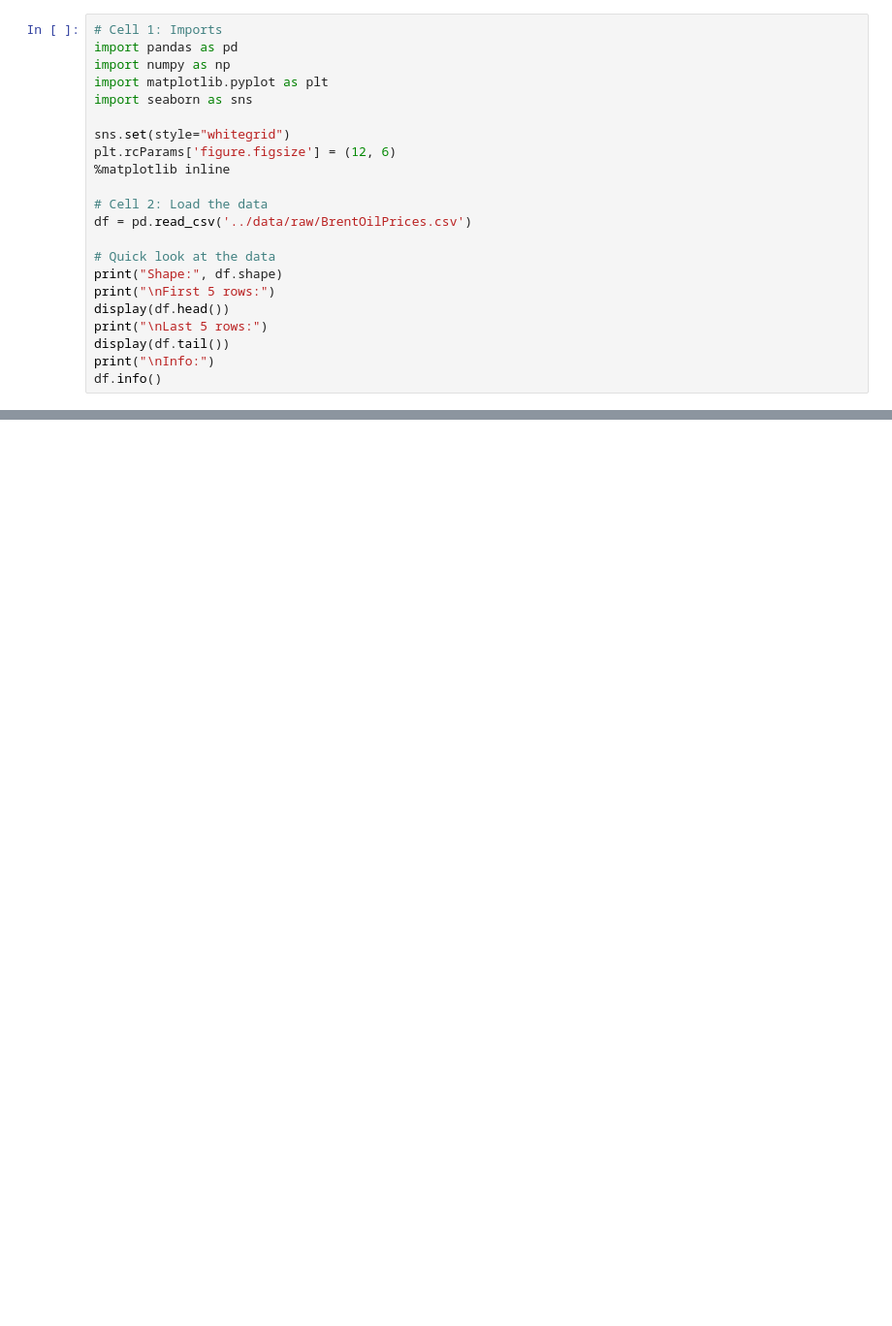
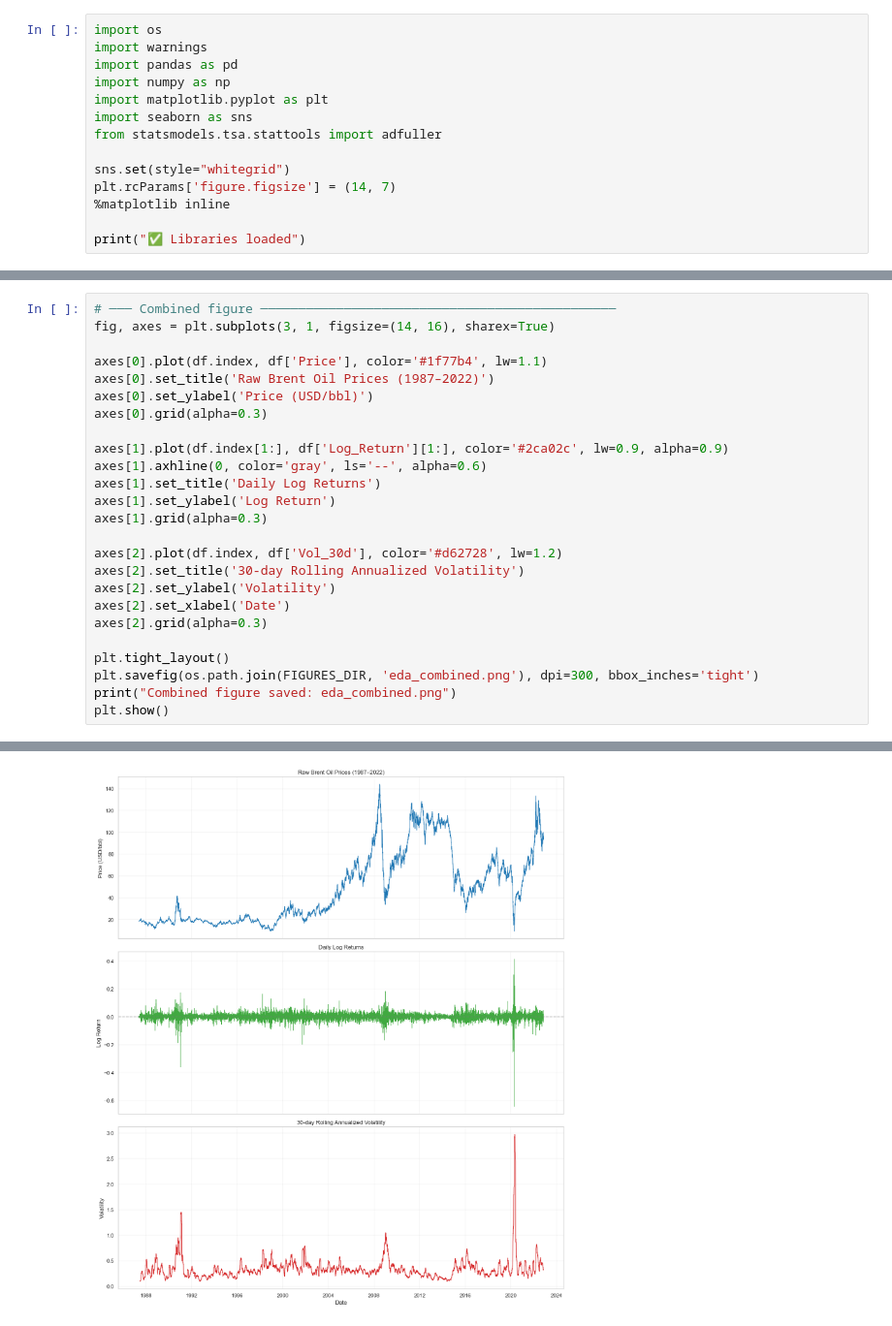
Before and after one commit to bekonad/brent-oil-change-point-analysis, a Jupyter notebook: notebooks/eda-brent-oil-prices.ipynb, the cells around one changed output, grey strips where cells are left out. Shown at 97% size. Cells and saved outputs as stored; diff of their text form; blank space fills up the shorter version.

Commit message:
Finalized Task 1 EDA notebook – beautiful formatting, tables, figures, events creation

```diff
--- a/notebooks/eda-brent-oil-prices.ipynb
+++ b/notebooks/eda-brent-oil-prices.ipynb
@@ -1,23 +28,15 @@
 # %%
-# Cell 1: Imports
+import os
+import warnings
 import pandas as pd
 import numpy as np
 import matplotlib.pyplot as plt
 import seaborn as sns
+from statsmodels.tsa.stattools import adfuller
 
 sns.set(style="whitegrid")
-plt.rcParams['figure.figsize'] = (12, 6)
+plt.rcParams['figure.figsize'] = (14, 7)
 %matplotlib inline
 
-# Cell 2: Load the data
-df = pd.read_csv('../data/raw/BrentOilPrices.csv')
-
-# Quick look at the data
-print("Shape:", df.shape)
-print("\nFirst 5 rows:")
-display(df.head())
-print("\nLast 5 rows:")
-display(df.tail())
-print("\nInfo:")
-df.info()
+print("✅ Libraries loaded")
 # %% [output]
@@ -285,0 +202,26 @@ Last 5 rows:
+# %%
+# ─── Combined figure ───────────────────────────────────────────────
+fig, axes = plt.subplots(3, 1, figsize=(14, 16), sharex=True)
+
+axes[0].plot(df.index, df['Price'], color='#1f77b4', lw=1.1)
+axes[0].set_title('Raw Brent Oil Prices (1987–2022)')
+axes[0].set_ylabel('Price (USD/bbl)')
+axes[0].grid(alpha=0.3)
+
+axes[1].plot(df.index[1:], df['Log_Return'][1:], color='#2ca02c', lw=0.9, alpha=0.9)
+axes[1].axhline(0, color='gray', ls='--', alpha=0.6)
+axes[1].set_title('Daily Log Returns')
+axes[1].set_ylabel('Log Return')
+axes[1].grid(alpha=0.3)
+
+axes[2].plot(df.index, df['Vol_30d'], color='#d62728', lw=1.2)
+axes[2].set_title('30-day Rolling Annualized Volatility')
+axes[2].set_ylabel('Volatility')
+axes[2].set_xlabel('Date')
+axes[2].grid(alpha=0.3)
+
+plt.tight_layout()
+plt.savefig(os.path.join(FIGURES_DIR, 'eda_combined.png'), dpi=300, bbox_inches='tight')
+print("Combined figure saved: eda_combined.png")
+plt.show()
+# %% [output]
@@ -285,0 +229 @@ Last 5 rows:
+[figure, added]
```
Also changed, not shown: parts of 32 cells of this notebook, 11 other files.
